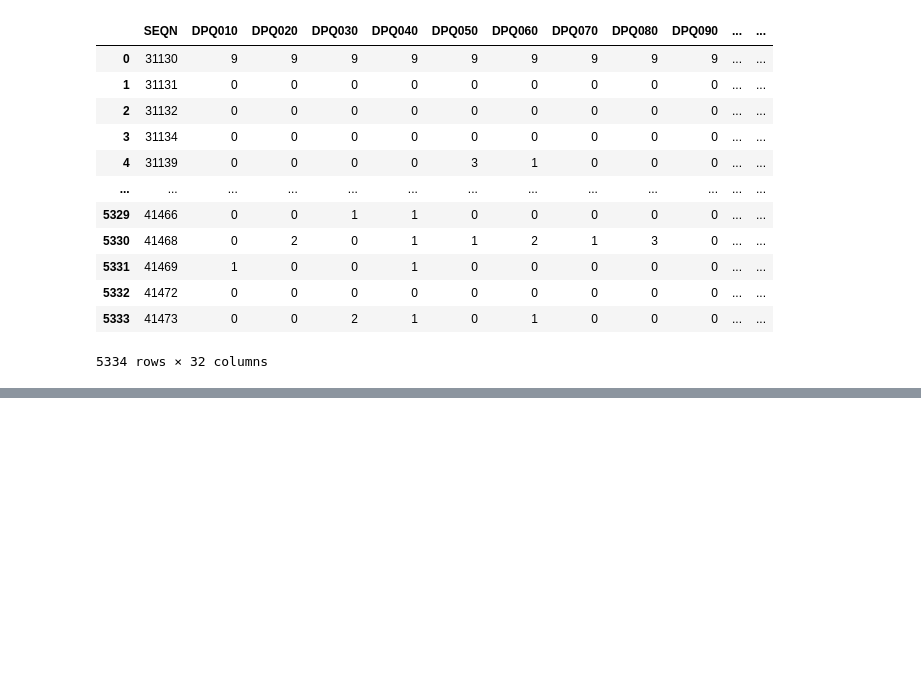
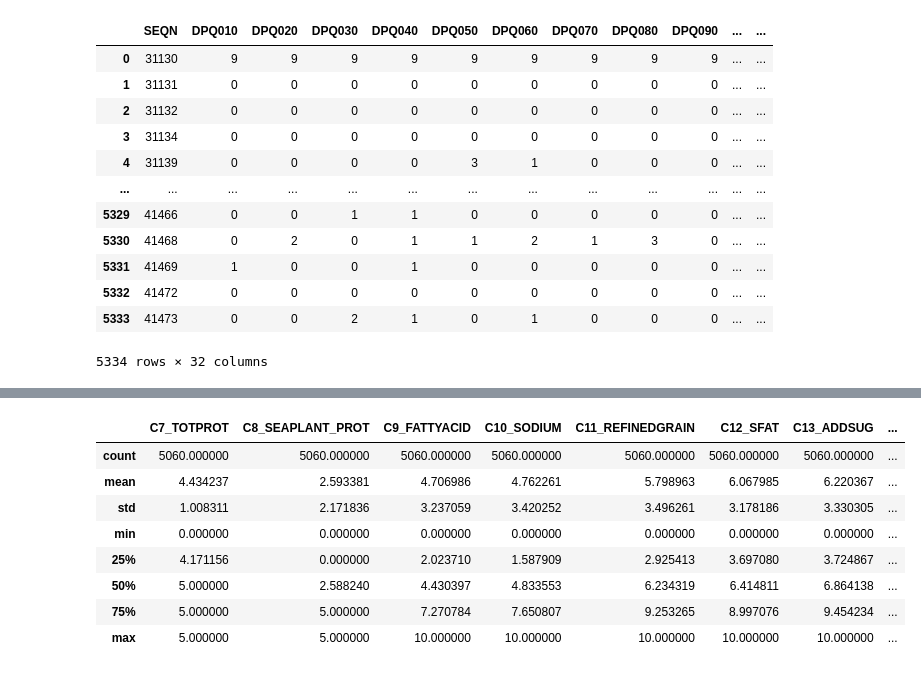
Before and after one commit to onemarcos/Tera-Jupyter-Notebook, a Jupyter notebook: Desafio Inferência/Desafio Inferência.ipynb, the cells around one changed output, grey strips where cells are left out. Saved outputs shown, nothing was run; the diff lists cells and outputs as text; code cells hidden in the pictures; blank space fills up the shorter version.

```diff
--- a/Desafio Inferência/Desafio Inferência.ipynb
+++ b/Desafio Inferência/Desafio Inferência.ipynb
@@ -179,0 +216,12 @@ df_clean
+# %%
+df_clean.describe()
+# %% [output]
+|  | C7_TOTPROT | C8_SEAPLANT_PROT | C9_FATTYACID | C10_SODIUM | C11_REFINEDGRAIN | C12_SFAT | C13_ADDSUG | ... |
+| count | 5060.000000 | 5060.000000 | 5060.000000 | 5060.000000 | 5060.000000 | 5060.000000 | 5060.000000 | ... |
+| mean | 4.434237 | 2.593381 | 4.706986 | 4.762261 | 5.798963 | 6.067985 | 6.220367 | ... |
+| std | 1.008311 | 2.171836 | 3.237059 | 3.420252 | 3.496261 | 3.178186 | 3.330305 | ... |
+| min | 0.000000 | 0.000000 | 0.000000 | 0.000000 | 0.000000 | 0.000000 | 0.000000 | ... |
+| 25% | 4.171156 | 0.000000 | 2.023710 | 1.587909 | 2.925413 | 3.697080 | 3.724867 | ... |
+| 50% | 5.000000 | 2.588240 | 4.430397 | 4.833553 | 6.234319 | 6.414811 | 6.864138 | ... |
+| 75% | 5.000000 | 5.000000 | 7.270784 | 7.650807 | 9.253265 | 8.997076 | 9.454234 | ... |
+| max | 5.000000 | 5.000000 | 10.000000 | 10.000000 | 10.000000 | 10.000000 | 10.000000 | ... |
```
Also changed, not shown: parts of 12 cells of this notebook.
